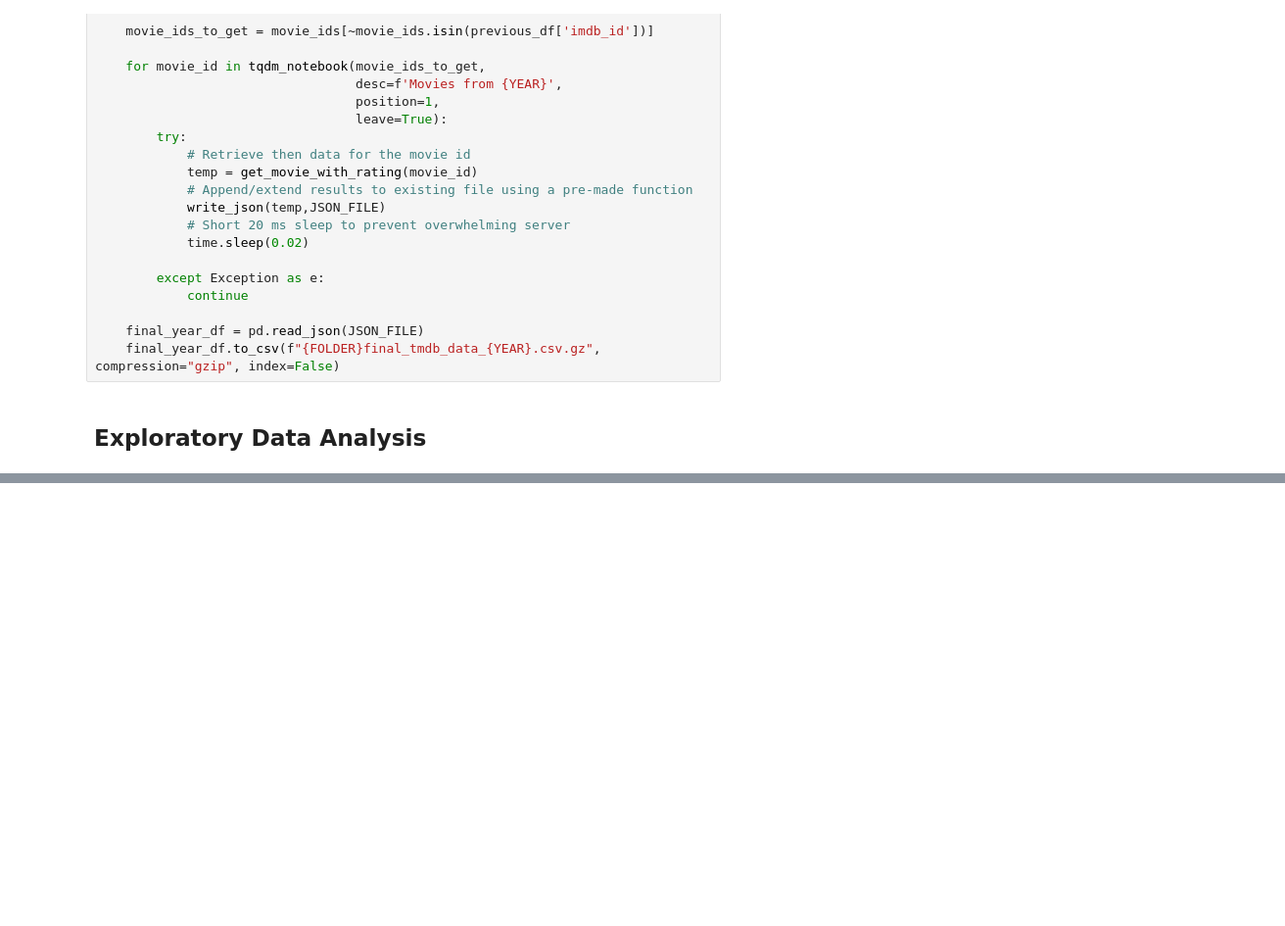
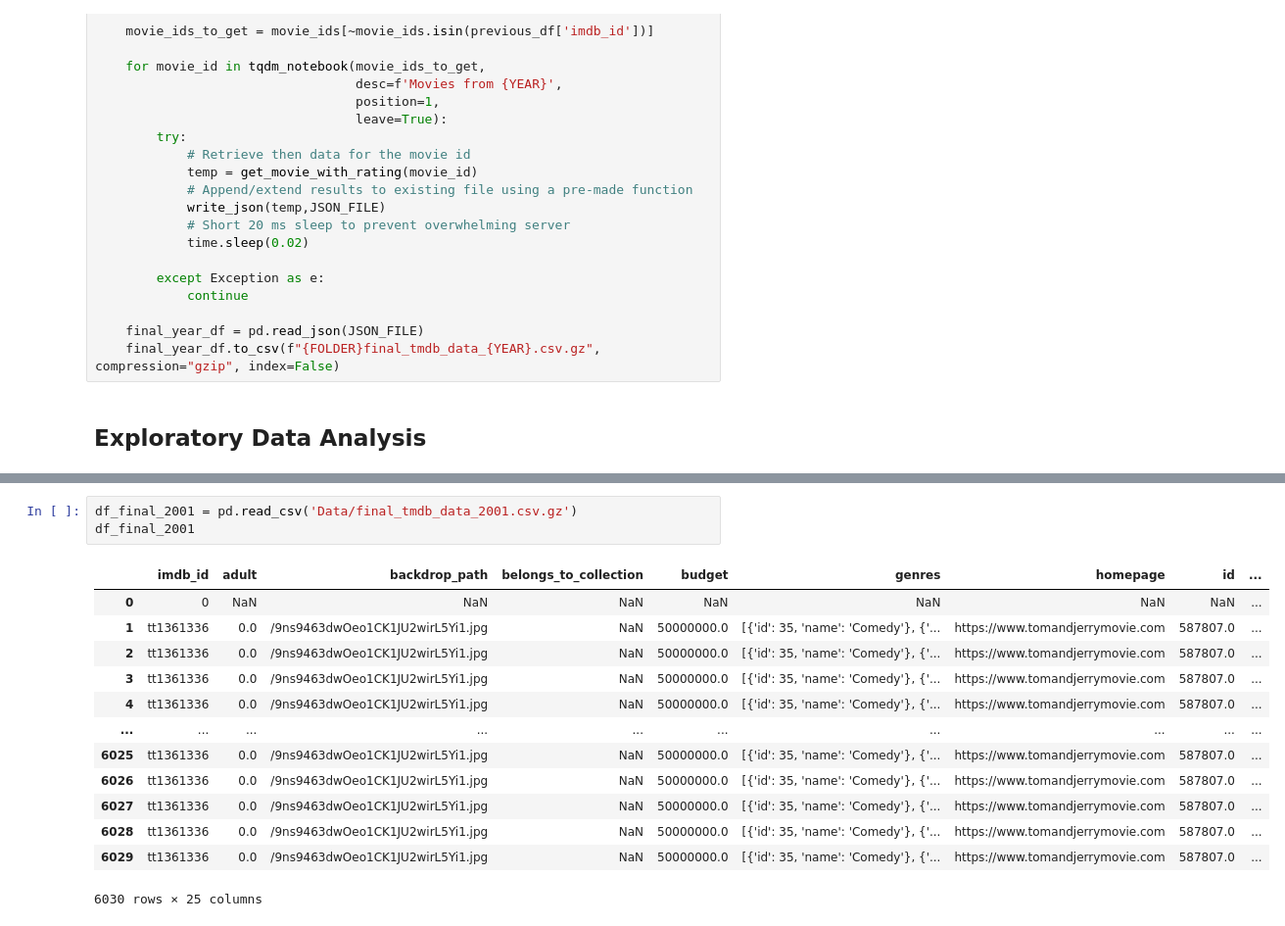
Before and after one commit to valmazan/Project-3---Part-2-Extract-from-TMDB--Core-, a Jupyter notebook: P3 Part 2 Extract from TMDB (Core).ipynb, the cells around one changed output, grey strips where cells are left out. Shown: that part at 98% size. Cells and saved outputs as stored; diff of their text form; blank space fills up the shorter version.

```diff
--- a/P3 Part 2 Extract from TMDB (Core).ipynb
+++ b/P3 Part 2 Extract from TMDB (Core).ipynb
@@ -310,0 +353,17 @@ for YEAR in tqdm_notebook(years_to_get, desc='YEARS', position=0):
+# %%
+df_final_2001 = pd.read_csv('Data/final_tmdb_data_2001.csv.gz')
+df_final_2001
+# %% [output]
+|  | imdb_id | adult | backdrop_path | belongs_to_collection | budget | genres | homepage | id | ... |
+| 0 | 0 | NaN | NaN | NaN | NaN | NaN | NaN | NaN | ... |
+| 1 | tt1361336 | 0.0 | /9ns9463dwOeo1CK1JU2wirL5Yi1.jpg | NaN | 50000000.0 | [{'id': 35, 'name': 'Comedy'}, {'... | https://www.tomandjerrymovie.com | 587807.0 | ... |
+| 2 | tt1361336 | 0.0 | /9ns9463dwOeo1CK1JU2wirL5Yi1.jpg | NaN | 50000000.0 | [{'id': 35, 'name': 'Comedy'}, {'... | https://www.tomandjerrymovie.com | 587807.0 | ... |
+| 3 | tt1361336 | 0.0 | /9ns9463dwOeo1CK1JU2wirL5Yi1.jpg | NaN | 50000000.0 | [{'id': 35, 'name': 'Comedy'}, {'... | https://www.tomandjerrymovie.com | 587807.0 | ... |
+| 4 | tt1361336 | 0.0 | /9ns9463dwOeo1CK1JU2wirL5Yi1.jpg | NaN | 50000000.0 | [{'id': 35, 'name': 'Comedy'}, {'... | https://www.tomandjerrymovie.com | 587807.0 | ... |
+| ... | ... | ... | ... | ... | ... | ... | ... | ... | ... |
+| 6025 | tt1361336 | 0.0 | /9ns9463dwOeo1CK1JU2wirL5Yi1.jpg | NaN | 50000000.0 | [{'id': 35, 'name': 'Comedy'}, {'... | https://www.tomandjerrymovie.com | 587807.0 | ... |
+| 6026 | tt1361336 | 0.0 | /9ns9463dwOeo1CK1JU2wirL5Yi1.jpg | NaN | 50000000.0 | [{'id': 35, 'name': 'Comedy'}, {'... | https://www.tomandjerrymovie.com | 587807.0 | ... |
+| 6027 | tt1361336 | 0.0 | /9ns9463dwOeo1CK1JU2wirL5Yi1.jpg | NaN | 50000000.0 | [{'id': 35, 'name': 'Comedy'}, {'... | https://www.tomandjerrymovie.com | 587807.0 | ... |
+| 6028 | tt1361336 | 0.0 | /9ns9463dwOeo1CK1JU2wirL5Yi1.jpg | NaN | 50000000.0 | [{'id': 35, 'name': 'Comedy'}, {'... | https://www.tomandjerrymovie.com | 587807.0 | ... |
+| 6029 | tt1361336 | 0.0 | /9ns9463dwOeo1CK1JU2wirL5Yi1.jpg | NaN | 50000000.0 | [{'id': 35, 'name': 'Comedy'}, {'... | https://www.tomandjerrymovie.com | 587807.0 | ... |
+6030 rows × 25 columns
```
Also changed, not shown: parts of 10 cells of this notebook, 4 other files.
